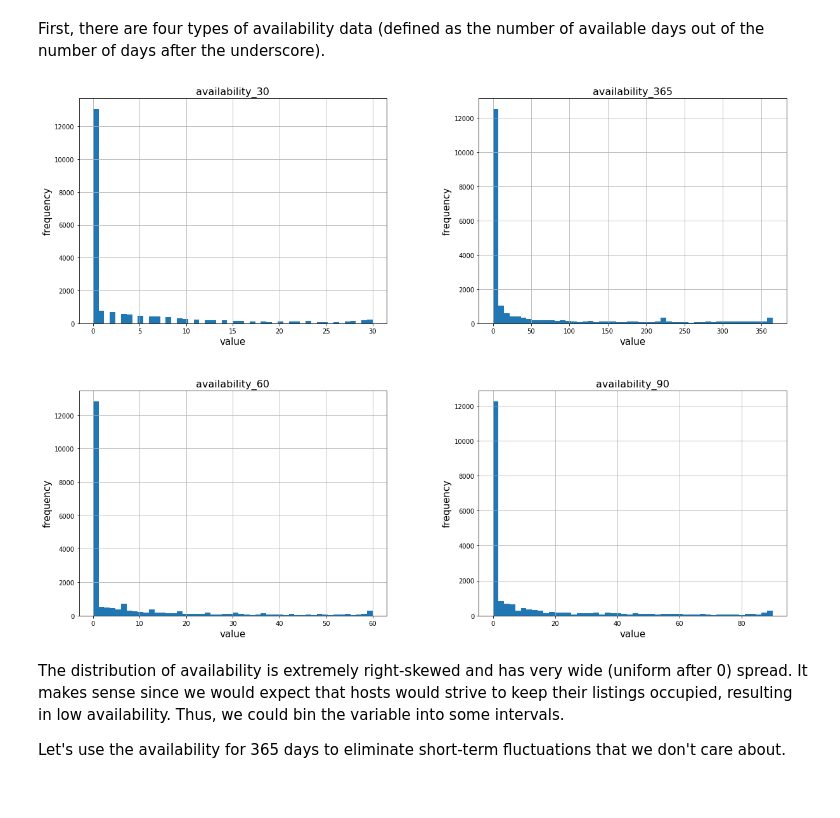
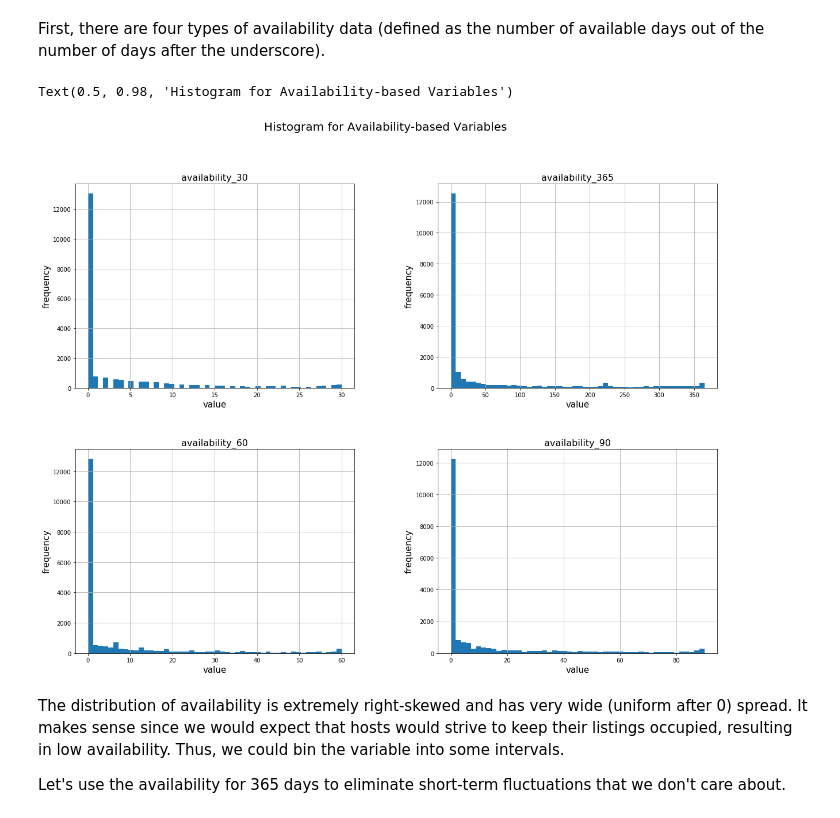
Before and after one commit to Zackhardtoname/airbnb_dataset_challenge, a Jupyter notebook: scripts/EDA.ipynb, the cells around one changed output. Cells and saved outputs as stored; diff of their text form; code cells hidden in the pictures.

```diff
--- a/scripts/EDA.ipynb
+++ b/scripts/EDA.ipynb
@@ -1,17 +1,17 @@
 # %%
-from data import data_keys
-
 import pprint
-import numpy as np
-import pandas as pd
-import seaborn as sns
 import pickle
 import operator
 import helpers
+import numpy as np
+import pandas as pd
+pd.set_option('display.max_columns', None)
+import seaborn as sns
+import plotly.express as px
+import plotly.graph_objects as go
+from data import data_keys
 from functools import reduce
 from ast import literal_eval
-import plotly.express as px
-import plotly.graph_objects as go
 from geopy import geocoders
 from dython.nominal import associations
 from IPython.display import display
@@ -19,4 +19,6 @@ from IPython.display import display
 import matplotlib.pyplot as plt
 plt.rcParams['axes.labelsize'] = 15
 plt.rcParams['axes.titlesize'] = 16
+plt.rcParams['figure.titlesize'] = 20
+plt.rcParams['figure.constrained_layout.use'] = True
 # %%
@@ -199,0 +197,6 @@ ax.figure.savefig("../imgs/correlation_heatmap_before.png")
+# %%
+fig, ax = plt.subplots(figsize=(30, 30))
+associations(df[num_attribs], theil_u=True, ax=ax)
+plt.xticks(rotation=45)
+plt.suptitle("Initial Correlation Heatmap")
+plt.savefig("../imgs/correlation_heatmap_before.png")
@@ -239,11 +245,14 @@ First, there are four types of availability data (defined as the number of avail
 # %%
 all_availability_cols = ['availability_30', 'availability_60', 'availability_90', 'availability_365']
 axarr = df[all_availability_cols].hist(bins=50, figsize=(20,15))
 for ax in axarr.flatten():
     ax.set_xlabel("value")
     ax.set_ylabel("frequency")
+
+plt.suptitle("Histogram for Availability-based Variables")
 # %% [output]
+Text(0.5, 0.98, 'Histogram for Availability-based Variables')
-[figure, old version]
+[figure, new version]
 # %% [markdown]
 The distribution of availability is extremely right-skewed and has very wide (uniform after 0) spread.
 It makes sense since we would expect that hosts would strive to keep their listings occupied, resulting in low availability.
```
Also changed, not shown: parts of 29 cells of this notebook, 5 other files.
